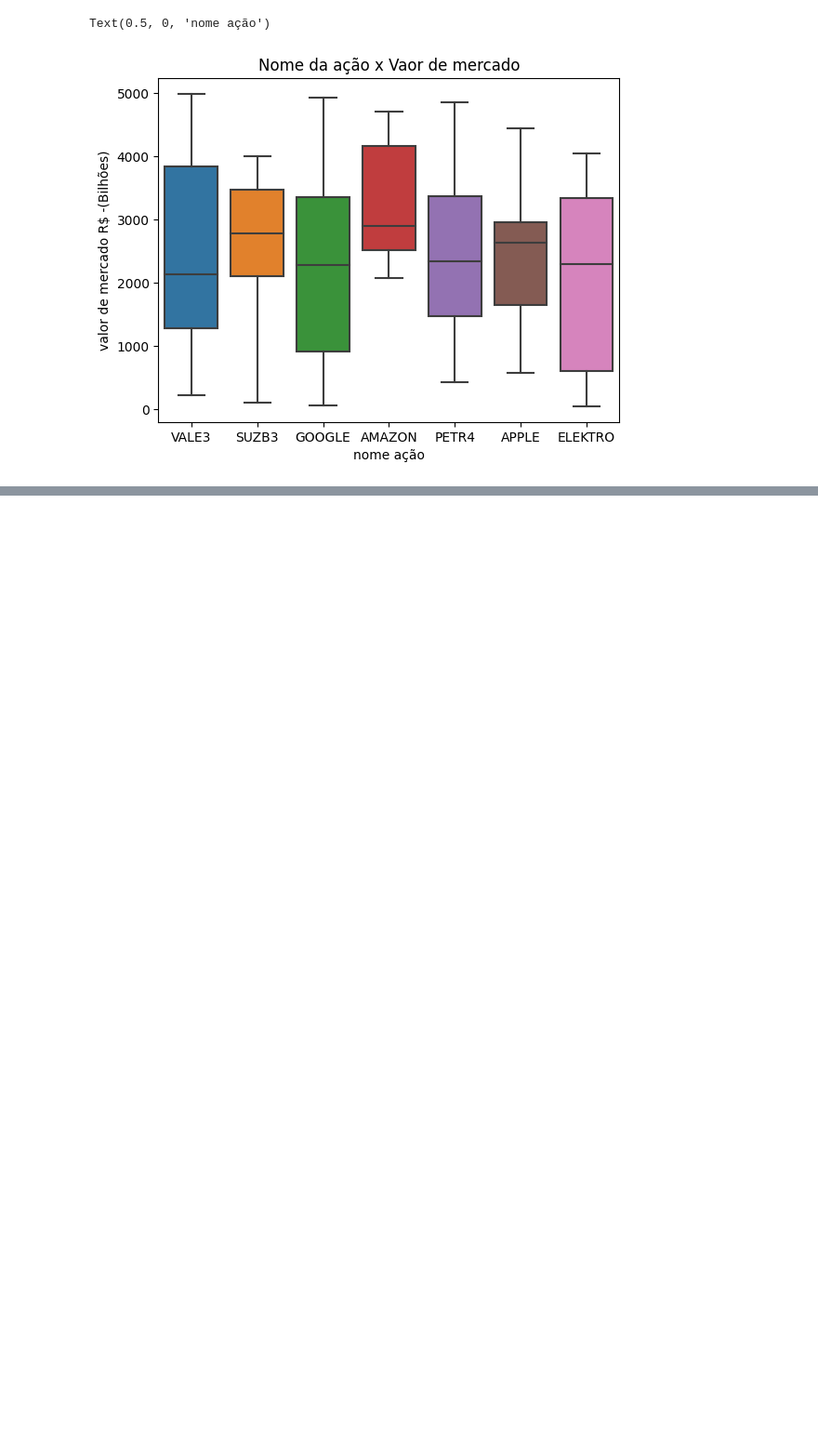
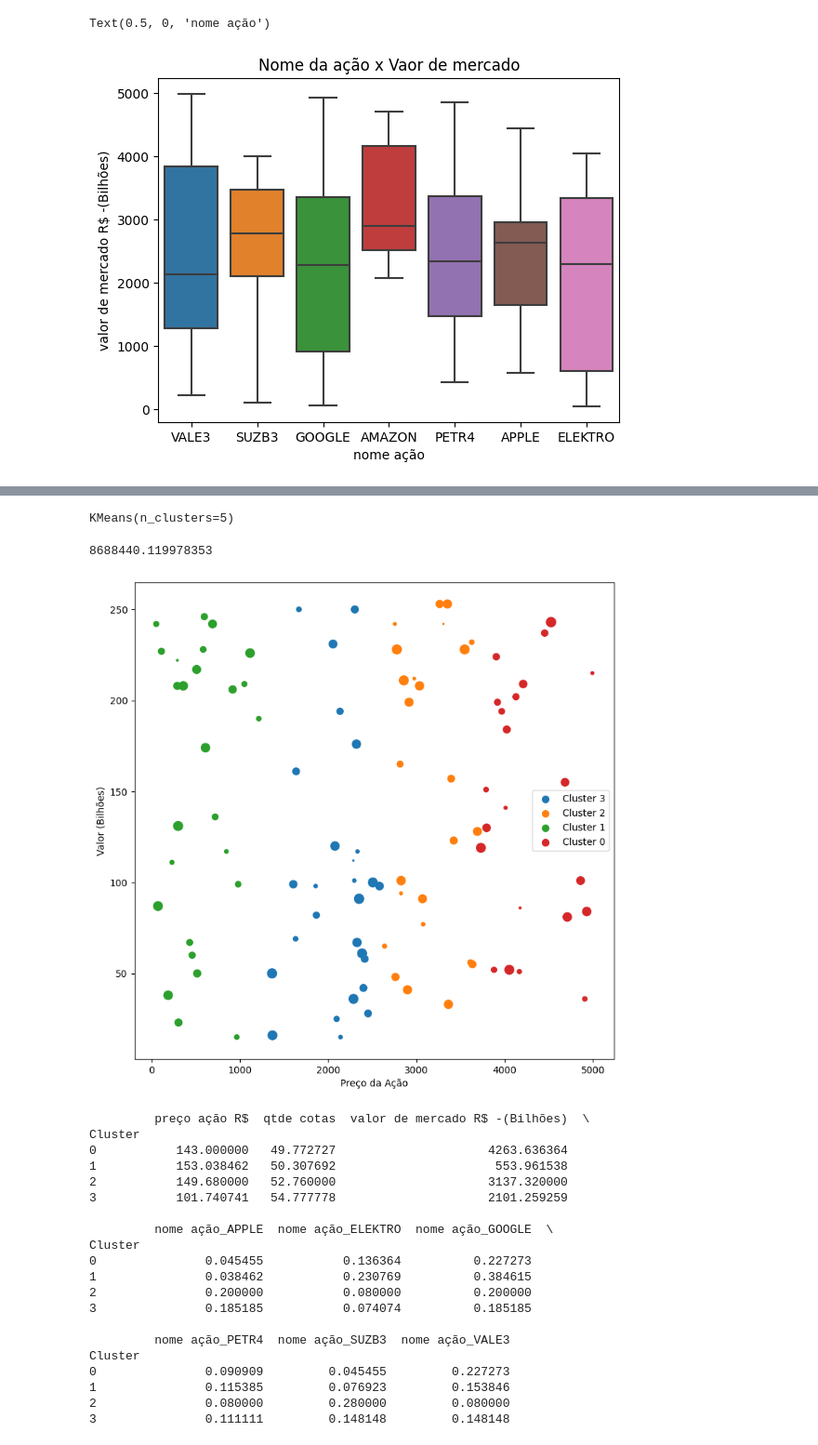
Before and after one commit to Johnny-Antoniassi/Somativa_IABD, a Jupyter notebook: Somativa_IABD/Somativa.ipynb, the cells around one changed output, grey strips where cells are left out. Shown at 93% size. Drawn from its saved outputs; the diff is of its cells as text; code cells hidden in the pictures; blank space fills up the shorter version.

```diff
--- a/Somativa_IABD/Somativa.ipynb
+++ b/Somativa_IABD/Somativa.ipynb
@@ -72,4 +74,4 @@ Text(0.5, 0, 'nome ação')
 # %%
 dados = dados.dropna()
 # %%
-dados = pd.get_dummies(dados, columns=['nome ação'], drop_first= True)
+df = pd.get_dummies(dados, columns=['nome ação'], drop_first= True)
@@ -79,0 +94,10 @@ dados = pd.get_dummies(dados, columns=['valor de mercado R$ -(Bilhões)'], drop_
+# %%
+kmeans = KMeans(n_clusters=5)
+kmeans.fit(df)
+# %% [output]
+KMeans(n_clusters=5)
+# %%
+sse = kmeans.inertia_
+print(sse)
+# %% [output]
+8688440.119978353
@@ -79,0 +107,43 @@ dados = pd.get_dummies(dados, columns=['valor de mercado R$ -(Bilhões)'], drop_
+# %%
+features = df[['preço ação R$', 'qtde cotas', 'valor de mercado R$ -(Bilhões)']]
+kmeans = KMeans(n_clusters=4, random_state=0).fit(features)
+
+df['Cluster'] = kmeans.labels_
+
+fig = plt.figure(figsize=(9,9))
+
+for cluster in df['Cluster'].unique():
+    cluster_dados = df[df['Cluster'] == cluster]
+    plt.scatter(cluster_dados['valor de mercado R$ -(Bilhões)'], cluster_dados['preço ação R$'], cluster_dados['qtde cotas'], label=f'Cluster {cluster}')
+
+plt.xlabel('Preço da Ação')
+plt.ylabel('Valor (Bilhões)')
+plt.title(f'')
+
+plt.legend()
+plt.show()
+
+cluster_means = df.groupby('Cluster').mean()
+print(cluster_means)
+# %% [output]
+[figure, added]
+         preço ação R$  qtde cotas  valor de mercado R$ -(Bilhões)  \
+Cluster
+0           143.000000   49.772727                     4263.636364
+1           153.038462   50.307692                      553.961538
+2           149.680000   52.760000                     3137.320000
+3           101.740741   54.777778                     2101.259259
+
+         nome ação_APPLE  nome ação_ELEKTRO  nome ação_GOOGLE  \
+Cluster
+0               0.045455           0.136364          0.227273
+1               0.038462           0.230769          0.384615
+2               0.200000           0.080000          0.200000
+3               0.185185           0.074074          0.185185
+
+         nome ação_PETR4  nome ação_SUZB3  nome ação_VALE3
+Cluster
+0               0.090909         0.045455         0.227273
+1               0.115385         0.076923         0.153846
+2               0.080000         0.280000         0.080000
+3               0.111111         0.148148         0.148148
```
Also changed, not shown: parts of 14 cells of this notebook.
